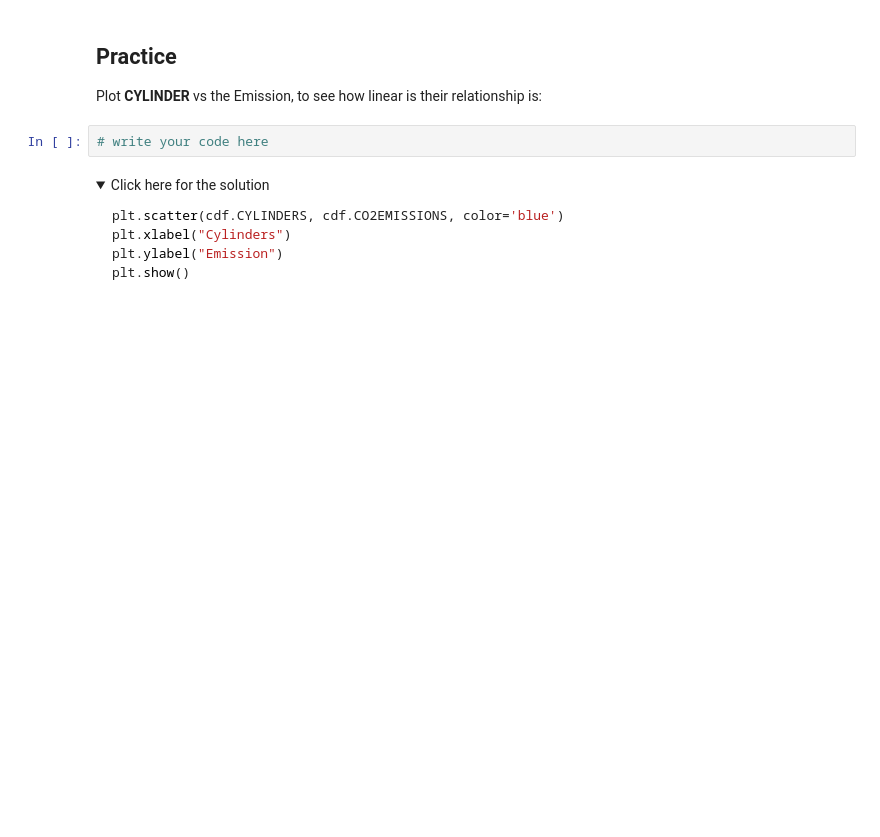
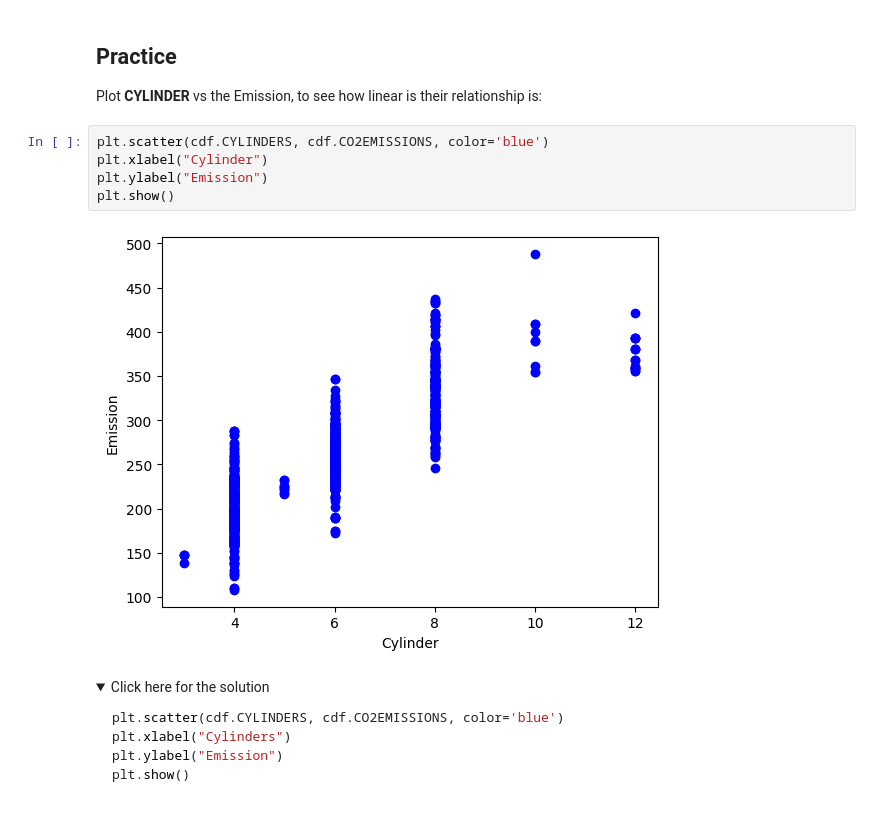
Before and after one commit to iprathammishra/edX_01, a Jupyter notebook: jupy/ML0101EN-Reg-Simple-Linear-Regression-Co2.ipynb, the cells around one changed output. Cells and saved outputs as stored; diff of their text form; folded sections open; blank space fills up the shorter version.

```diff
--- a/jupy/ML0101EN-Reg-Simple-Linear-Regression-Co2.ipynb
+++ b/jupy/ML0101EN-Reg-Simple-Linear-Regression-Co2.ipynb
@@ -90,8 +135,13 @@ plt.show()
 ## Practice
 
 Plot **CYLINDER** vs the Emission, to see how linear is their relationship is:
-# %%
-# write your code here
+# %%
+plt.scatter(cdf.CYLINDERS, cdf.CO2EMISSIONS, color='blue')
+plt.xlabel("Cylinder")
+plt.ylabel("Emission")
+plt.show()
+# %% [output]
+[figure, added]
 # %% [markdown]
 <details><summary>Click here for the solution</summary>
 
```
Also changed, not shown: parts of 7 cells of this notebook, 1 other file.
